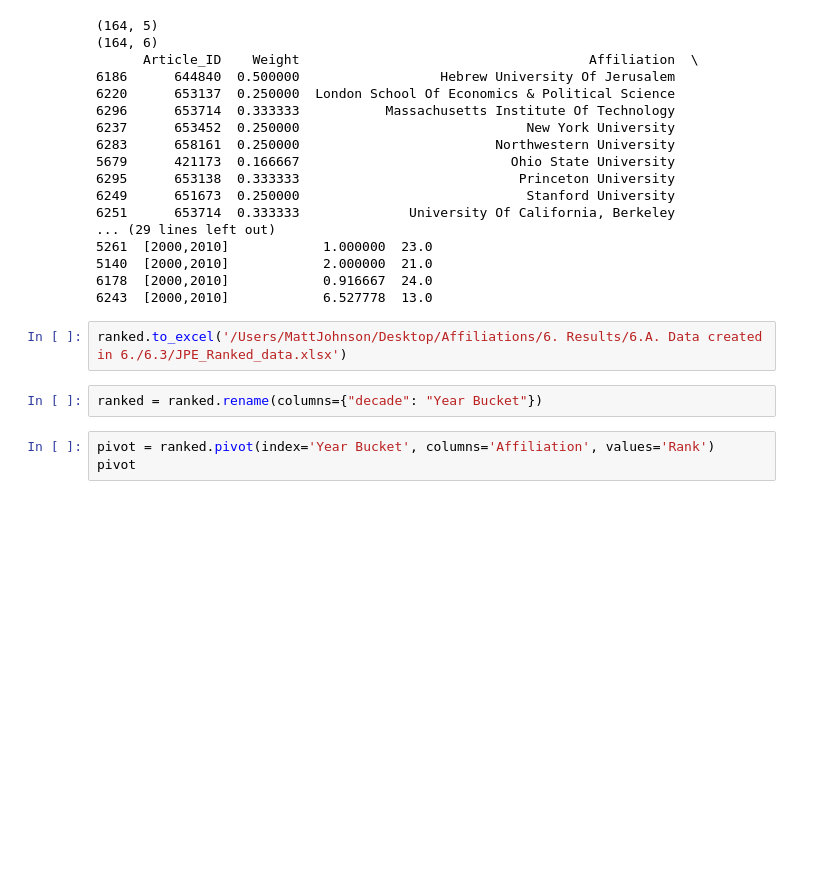
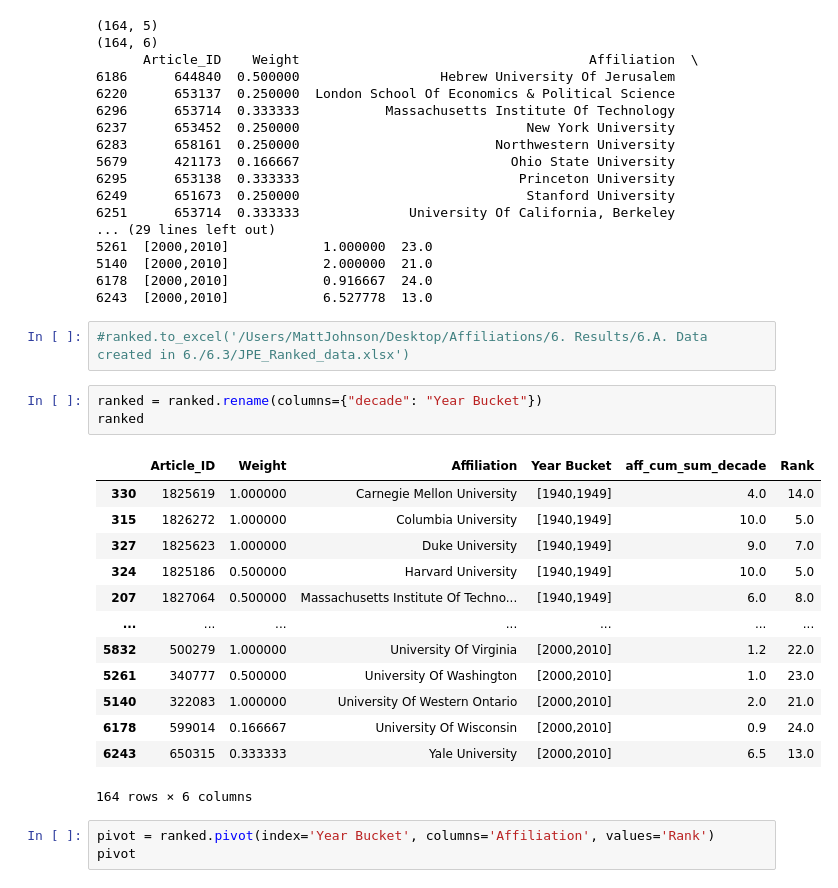
Before and after one commit to Matt970204/Affiliations_V2, a Jupyter notebook: 6. Results/6.3. Rankings per decade/JPE rankings Decade.ipynb, the cells around one changed output. Saved outputs shown, nothing was run; the diff lists cells and outputs as text; blank space fills up the shorter version.

Commit message:
Rankings and results

```diff
--- a/6. Results/6.3. Rankings per decade/JPE rankings Decade.ipynb
+++ b/6. Results/6.3. Rankings per decade/JPE rankings Decade.ipynb
@@ -308,9 +328,24 @@ print(ranked.tail(20))
 6178  [2000,2010]            0.916667  24.0
 6243  [2000,2010]            6.527778  13.0
 # %%
-ranked.to_excel('/Users/MattJohnson/Desktop/Affiliations/6. Results/6.A. Data created in 6./6.3/JPE_Ranked_data.xlsx')
+#ranked.to_excel('/Users/MattJohnson/Desktop/Affiliations/6. Results/6.A. Data created in 6./6.3/JPE_Ranked_data.xlsx')
 # %%
 ranked = ranked.rename(columns={"decade": "Year Bucket"})
+ranked
+# %% [output]
+|  | Article_ID | Weight | Affiliation | Year Bucket | aff_cum_sum_decade | Rank |
+| 330 | 1825619 | 1.000000 | Carnegie Mellon University | [1940,1949] | 4.0 | 14.0 |
+| 315 | 1826272 | 1.000000 | Columbia University | [1940,1949] | 10.0 | 5.0 |
+| 327 | 1825623 | 1.000000 | Duke University | [1940,1949] | 9.0 | 7.0 |
+| 324 | 1825186 | 0.500000 | Harvard University | [1940,1949] | 10.0 | 5.0 |
+| 207 | 1827064 | 0.500000 | Massachusetts Institute Of Techno... | [1940,1949] | 6.0 | 8.0 |
+| ... | ... | ... | ... | ... | ... | ... |
+| 5832 | 500279 | 1.000000 | University Of Virginia | [2000,2010] | 1.2 | 22.0 |
+| 5261 | 340777 | 0.500000 | University Of Washington | [2000,2010] | 1.0 | 23.0 |
+| 5140 | 322083 | 1.000000 | University Of Western Ontario | [2000,2010] | 2.0 | 21.0 |
+| 6178 | 599014 | 0.166667 | University Of Wisconsin | [2000,2010] | 0.9 | 24.0 |
+| 6243 | 650315 | 0.333333 | Yale University | [2000,2010] | 6.5 | 13.0 |
+164 rows × 6 columns
 # %%
 pivot = ranked.pivot(index='Year Bucket', columns='Affiliation', values='Rank')
 pivot
```
Also changed, not shown: parts of 6 cells of this notebook, 56 other files.
